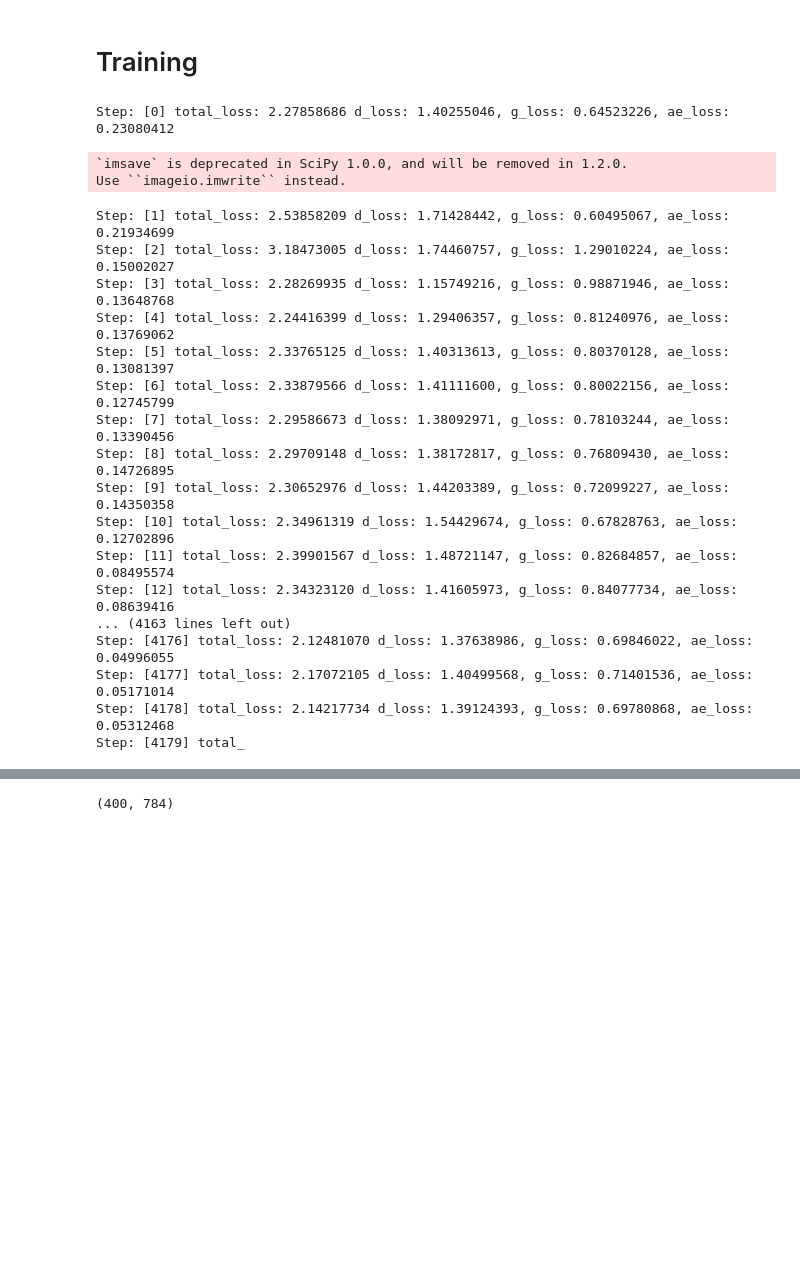
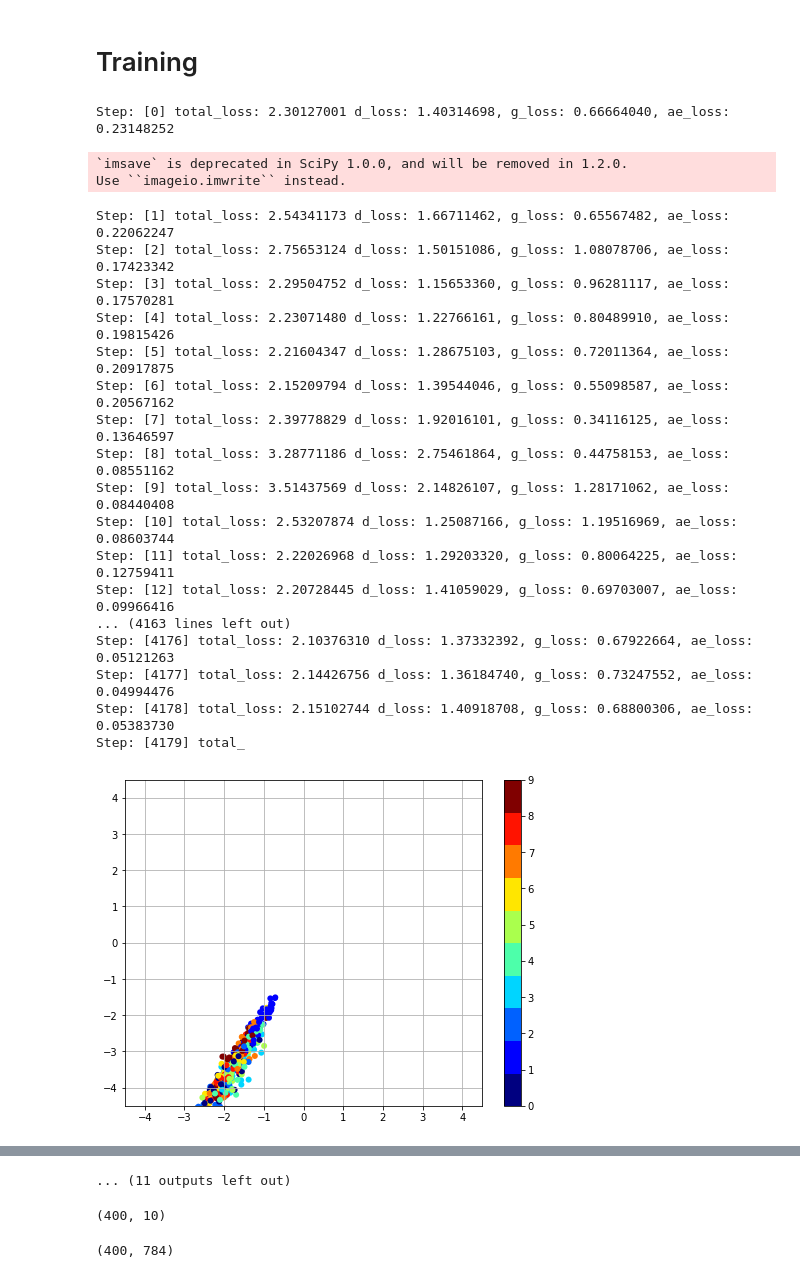
Before and after one commit to ChanChiChoi/Generative-Adversarial-Networks, a Jupyter notebook: AAE_LabelInfo.ipynb, the cells around one changed output, grey strips where cells are left out. Cells and saved outputs as stored; diff of their text form; code cells hidden in the pictures; blank space fills up the shorter version.

Commit message:
AAE label info

```diff
--- a/AAE_LabelInfo.ipynb
+++ b/AAE_LabelInfo.ipynb
@@ -344,7 +374,7 @@ ae_optim = tf.train.AdamOptimizer(learning_rate).minimize(neg_marginal_likelihoo
 
 """" Testing """
 
-# for test
+'''reproduce'''
 test_image_batch = mnist.test.next_batch(batch_size)
 test_batch_images,test_batch_labels = test_image_batch
 test_batch_images = test_batch_images.astype(np.float32)
@@ -352,10 +382,15 @@ images_reconstruction = x_pred
 
 fake_images = generator(z_hidden, img_dim, n_hidden)
 
-# sample the prior mainflod learning of 10 class digit for z_hidden
+''' mainfold learning '''
+# sample the prior mainflod learning of 10 class digit for z_hidden and x_pmlr
 z_pmlr = np.rollaxis(np.mgrid[z_range:-z_range:n_img_y * 1j, z_range:-z_range:n_img_x * 1j], 0, 3)
 # np.rollaxis. here replace 0 axis wiht 3, for example: [channel, height,width] -> [height, width, channel]
 z_pmlr = z_pmlr.reshape([-1,2])
+
+x_pmlr = mnist.test.next_batch(n_img_y * n_img_x)
+x_input_pmlr, x_label_prml =  x_pmlr
+x_input_pmlr = x_input_pmlr.astype(np.float32)
 # %% [markdown]
 # Training
 # %%
@@ -397,50 +432,52 @@ for step_ind in range(num_steps):
         x_input:batch_images,
         x_target:batch_images,
         x_label:batch_labels,
         z_sample:batch_z,
         z_label:z_id_one_hot_vector,
         keep_prob: 0.9
     }
     '''update AE network'''
     _, loss_likehood = sess.run([ae_optim, neg_marginal_likelihood], feed_dict=feed_dict_input)
     '''update discriminator network'''
     _, d_loss = sess.run([d_optim, D_loss], feed_dict=feed_dict_input)
     '''update generator network, run 2 times'''
     _, g_loss = sess.run([g_optim, G_loss], feed_dict=feed_dict_input)
     _, g_loss = sess.run([g_optim, G_loss], feed_dict=feed_dict_input)
 
     total_loss = loss_likehood + d_loss + g_loss
     # display training status
     print("Step: [%d] total_loss: %.8f d_loss: %.8f, g_loss: %.8f, ae_loss: %.8f" % (step_ind, total_loss, d_loss, g_loss, loss_likehood) )
 
     # save training results for every 300 steps
     if  np.mod(step_ind, 300) == 0:
         if plot == 'reproduce': #  Plot for reproduce performance
-            samples = sess.run(images_reconstruction, feed_dict={x_input:test_batch_images, keep_prob:1})
+            img_samples = sess.run(images_reconstruction, feed_dict={x_input:test_batch_images, keep_prob:1})
             # put the "batch_size" images into one big canvas
-            display(samples, batch_size, img_w, img_h, image_dims, step_ind, plot='reproduce')
+            display(img_samples, None, None, batch_size, y_dim, img_w, img_h, image_dims, step_ind, plot='reproduce')
 
         elif plot == 'mainfold learning': # Plot for manifold learning result
-            samples = sess.run(fake_images, feed_dict={z_hidden: z_pmlr, keep_prob:1})
-            display(samples, batch_size, img_w, img_h, image_dims, step_ind, plot='mainfold learning')
+            img_samples = sess.run(fake_images, feed_dict={z_hidden: z_pmlr, keep_prob:1})
+            z_samples = sess.run(z_pred, feed_dict={x_input:x_input_pmlr, keep_prob: 1})
+            display(img_samples, z_samples, x_label_prml, batch_size, y_dim, img_w, img_h, image_dims, step_ind, plot='mainfold learning')
 # %% [output]
-Step: [0] total_loss: 2.27858686 d_loss: 1.40255046, g_loss: 0.64523226, ae_loss: 0.23080412
+Step: [0] total_loss: 2.30127001 d_loss: 1.40314698, g_loss: 0.66664040, ae_loss: 0.23148252
 `imsave` is deprecated in SciPy 1.0.0, and will be removed in 1.2.0.
 Use ``imageio.imwrite`` instead.
-Step: [1] total_loss: 2.53858209 d_loss: 1.71428442, g_loss: 0.60495067, ae_loss: 0.21934699
-Step: [2] total_loss: 3.18473005 d_loss: 1.74460757, g_loss: 1.29010224, ae_loss: 0.15002027
-Step: [3] total_loss: 2.28269935 d_loss: 1.15749216, g_loss: 0.98871946, ae_loss: 0.13648768
-Step: [4] total_loss: 2.24416399 d_loss: 1.29406357, g_loss: 0.81240976, ae_loss: 0.13769062
-Step: [5] total_loss: 2.33765125 d_loss: 1.40313613, g_loss: 0.80370128, ae_loss: 0.13081397
-Step: [6] total_loss: 2.33879566 d_loss: 1.41111600, g_loss: 0.80022156, ae_loss: 0.12745799
-Step: [7] total_loss: 2.29586673 d_loss: 1.38092971, g_loss: 0.78103244, ae_loss: 0.13390456
-Step: [8] total_loss: 2.29709148 d_loss: 1.38172817, g_loss: 0.76809430, ae_loss: 0.14726895
-Step: [9] total_loss: 2.30652976 d_loss: 1.44203389, g_loss: 0.72099227, ae_loss: 0.14350358
-Step: [10] total_loss: 2.34961319 d_loss: 1.54429674, g_loss: 0.67828763, ae_loss: 0.12702896
-Step: [11] total_loss: 2.39901567 d_loss: 1.48721147, g_loss: 0.82684857, ae_loss: 0.08495574
-Step: [12] total_loss: 2.34323120 d_loss: 1.41605973, g_loss: 0.84077734, ae_loss: 0.08639416
+Step: [1] total_loss: 2.54341173 d_loss: 1.66711462, g_loss: 0.65567482, ae_loss: 0.22062247
+Step: [2] total_loss: 2.75653124 d_loss: 1.50151086, g_loss: 1.08078706, ae_loss: 0.17423342
+Step: [3] total_loss: 2.29504752 d_loss: 1.15653360, g_loss: 0.96281117, ae_loss: 0.17570281
+Step: [4] total_loss: 2.23071480 d_loss: 1.22766161, g_loss: 0.80489910, ae_loss: 0.19815426
+Step: [5] total_loss: 2.21604347 d_loss: 1.28675103, g_loss: 0.72011364, ae_loss: 0.20917875
+Step: [6] total_loss: 2.15209794 d_loss: 1.39544046, g_loss: 0.55098587, ae_loss: 0.20567162
+Step: [7] total_loss: 2.39778829 d_loss: 1.92016101, g_loss: 0.34116125, ae_loss: 0.13646597
+Step: [8] total_loss: 3.28771186 d_loss: 2.75461864, g_loss: 0.44758153, ae_loss: 0.08551162
+Step: [9] total_loss: 3.51437569 d_loss: 2.14826107, g_loss: 1.28171062, ae_loss: 0.08440408
+Step: [10] total_loss: 2.53207874 d_loss: 1.25087166, g_loss: 1.19516969, ae_loss: 0.08603744
+Step: [11] total_loss: 2.22026968 d_loss: 1.29203320, g_loss: 0.80064225, ae_loss: 0.12759411
+Step: [12] total_loss: 2.20728445 d_loss: 1.41059029, g_loss: 0.69703007, ae_loss: 0.09966416
 ... (4163 lines left out)
-Step: [4176] total_loss: 2.12481070 d_loss: 1.37638986, g_loss: 0.69846022, ae_loss: 0.04996055
-Step: [4177] total_loss: 2.17072105 d_loss: 1.40499568, g_loss: 0.71401536, ae_loss: 0.05171014
-Step: [4178] total_loss: 2.14217734 d_loss: 1.39124393, g_loss: 0.69780868, ae_loss: 0.05312468
+Step: [4176] total_loss: 2.10376310 d_loss: 1.37332392, g_loss: 0.67922664, ae_loss: 0.05121263
+Step: [4177] total_loss: 2.14426756 d_loss: 1.36184740, g_loss: 0.73247552, ae_loss: 0.04994476
+Step: [4178] total_loss: 2.15102744 d_loss: 1.40918708, g_loss: 0.68800306, ae_loss: 0.05383730
 Step: [4179] total_
+[figure, added]
@@ -447,3 +492,8 @@ Step: [4179] total_
+... (11 outputs left out)
+# %%
+x_label_prml.shape
+# %% [output]
+(400, 10)
 # %%
 samples.shape
 # %% [output]
```
Also changed, not shown: parts of 5 cells of this notebook, 2 other files.
